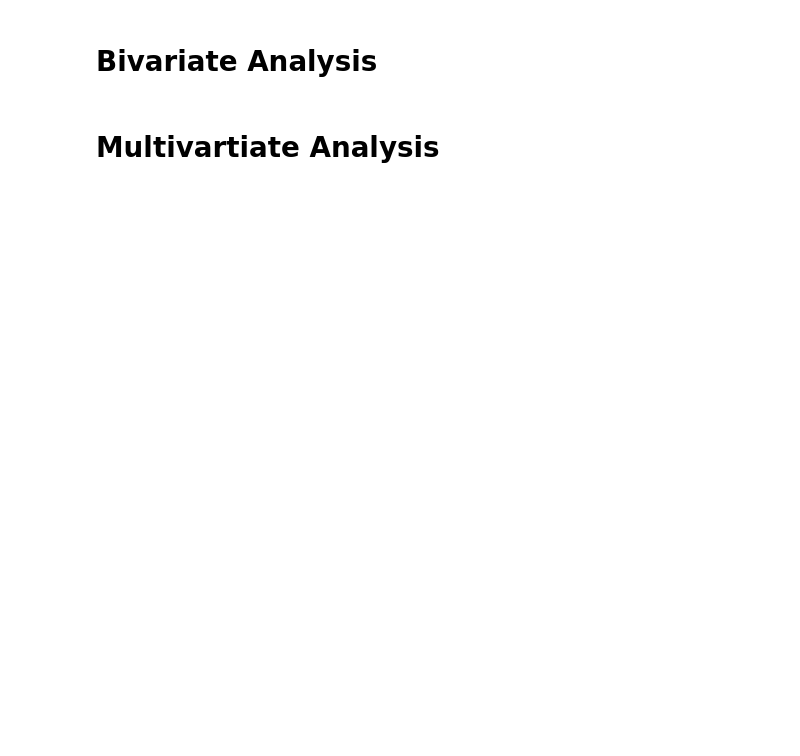
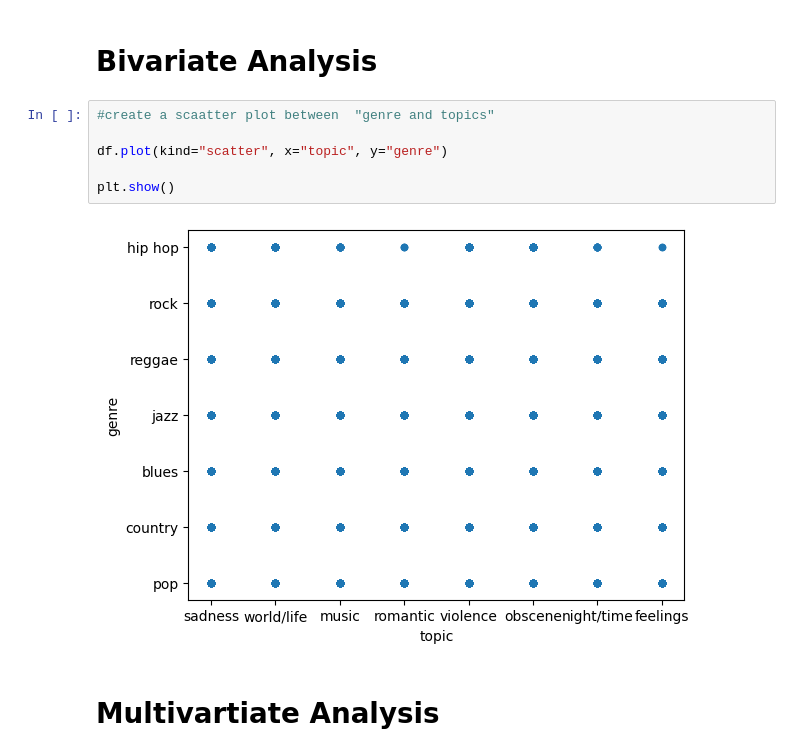
Before and after one commit to MaimunaBawa/Music_Recommendation_Algorithm, a Jupyter notebook: EDA-1.ipynb, the cells around one changed output. Drawn from its saved outputs; the diff is of its cells as text; blank space fills up the shorter version.

```diff
--- a/EDA-1.ipynb
+++ b/EDA-1.ipynb
@@ -193,4 +220,12 @@ plt.show()
 # %% [markdown]
 # Bivariate Analysis
+# %%
+#create a scaatter plot between  "genre and topics"
+
+df.plot(kind="scatter", x="topic", y="genre")
+
+plt.show()
+# %% [output]
+[figure, added]
 # %% [markdown]
 # Multivartiate Analysis
```
Also changed, not shown: parts of 4 cells of this notebook.
